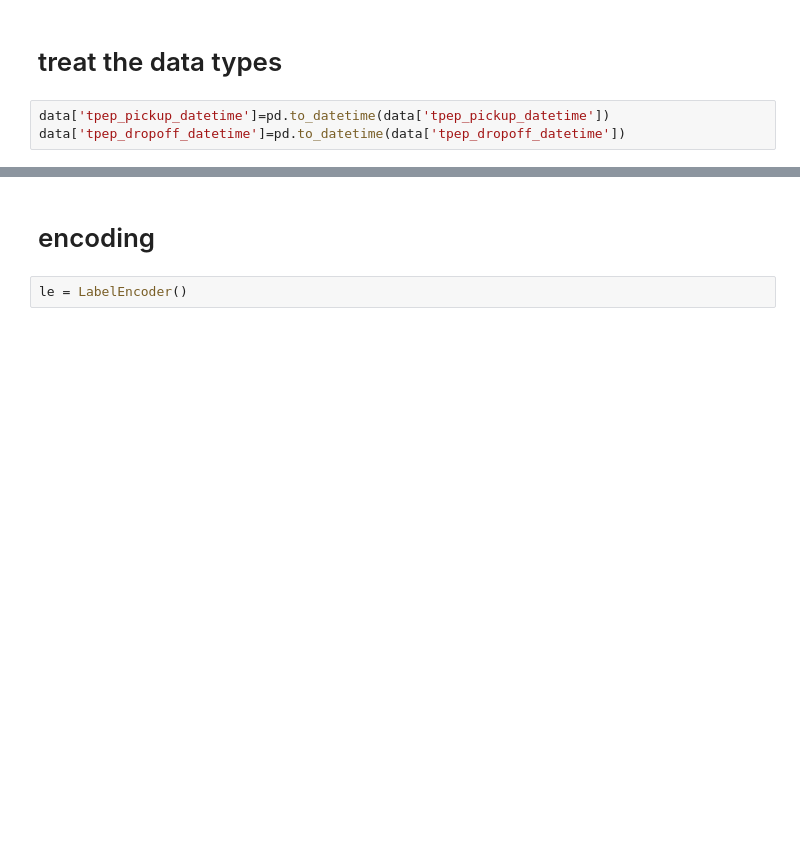
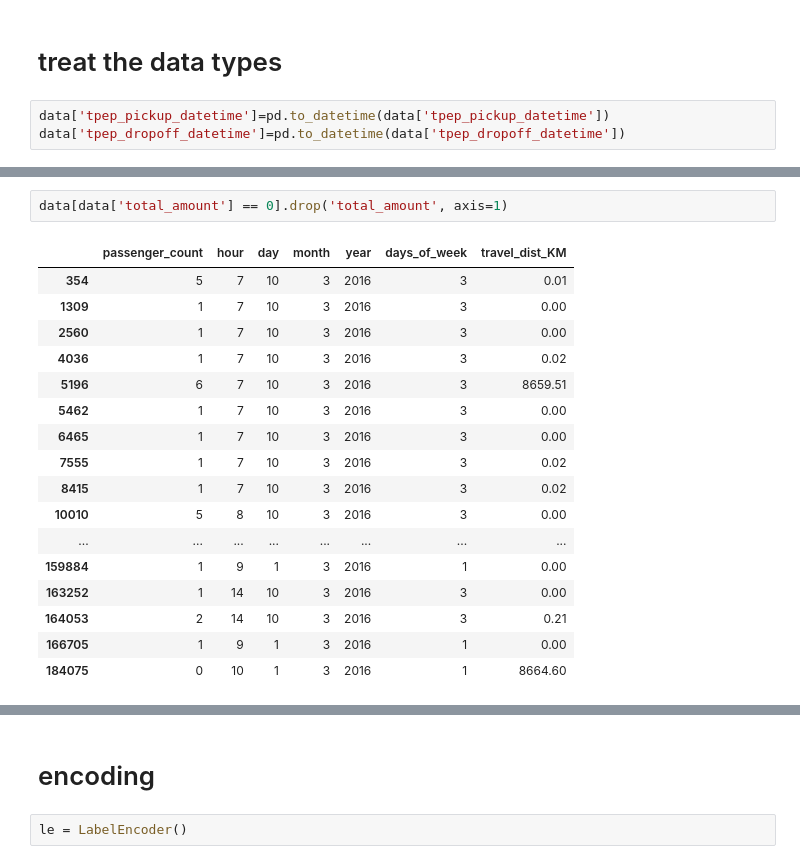
Before and after one commit to Jabaananth/DS_TripFare-Predicting-Urban-Taxi-Fare, a Jupyter notebook: trip_Fare_project_final.ipynb, the cells around one changed output, grey strips where cells are left out. Cells and saved outputs as stored; diff of their text form; blank space fills up the shorter version.

```diff
--- a/trip_Fare_project_final.ipynb
+++ b/trip_Fare_project_final.ipynb
@@ -80,0 +182,20 @@ data.drop(["tpep_pickup_datetime","tpep_dropoff_datetime","VendorID","store_and_
+# %%
+data[data['total_amount'] == 0].drop('total_amount', axis=1)
+# %% [output]
+|  | passenger_count | hour | day | month | year | days_of_week | travel_dist_KM |
+| 354 | 5 | 7 | 10 | 3 | 2016 | 3 | 0.01 |
+| 1309 | 1 | 7 | 10 | 3 | 2016 | 3 | 0.00 |
+| 2560 | 1 | 7 | 10 | 3 | 2016 | 3 | 0.00 |
+| 4036 | 1 | 7 | 10 | 3 | 2016 | 3 | 0.02 |
+| 5196 | 6 | 7 | 10 | 3 | 2016 | 3 | 8659.51 |
+| 5462 | 1 | 7 | 10 | 3 | 2016 | 3 | 0.00 |
+| 6465 | 1 | 7 | 10 | 3 | 2016 | 3 | 0.00 |
+| 7555 | 1 | 7 | 10 | 3 | 2016 | 3 | 0.02 |
+| 8415 | 1 | 7 | 10 | 3 | 2016 | 3 | 0.02 |
+| 10010 | 5 | 8 | 10 | 3 | 2016 | 3 | 0.00 |
+| ... | ... | ... | ... | ... | ... | ... | ... |
+| 159884 | 1 | 9 | 1 | 3 | 2016 | 1 | 0.00 |
+| 163252 | 1 | 14 | 10 | 3 | 2016 | 3 | 0.00 |
+| 164053 | 2 | 14 | 10 | 3 | 2016 | 3 | 0.21 |
+| 166705 | 1 | 9 | 1 | 3 | 2016 | 1 | 0.00 |
+| 184075 | 0 | 10 | 1 | 3 | 2016 | 1 | 8664.60 |
```
Also changed, not shown: parts of 22 cells of this notebook.
